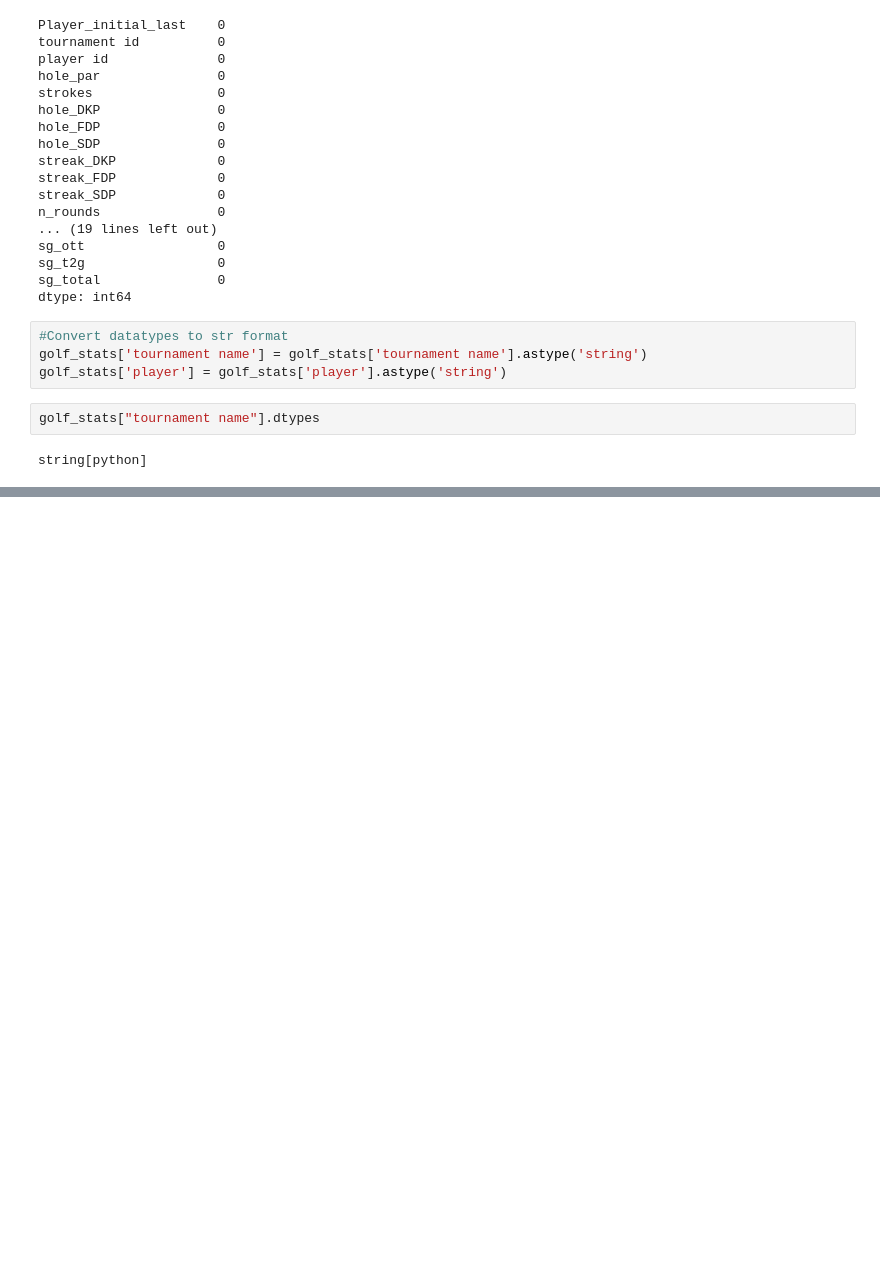
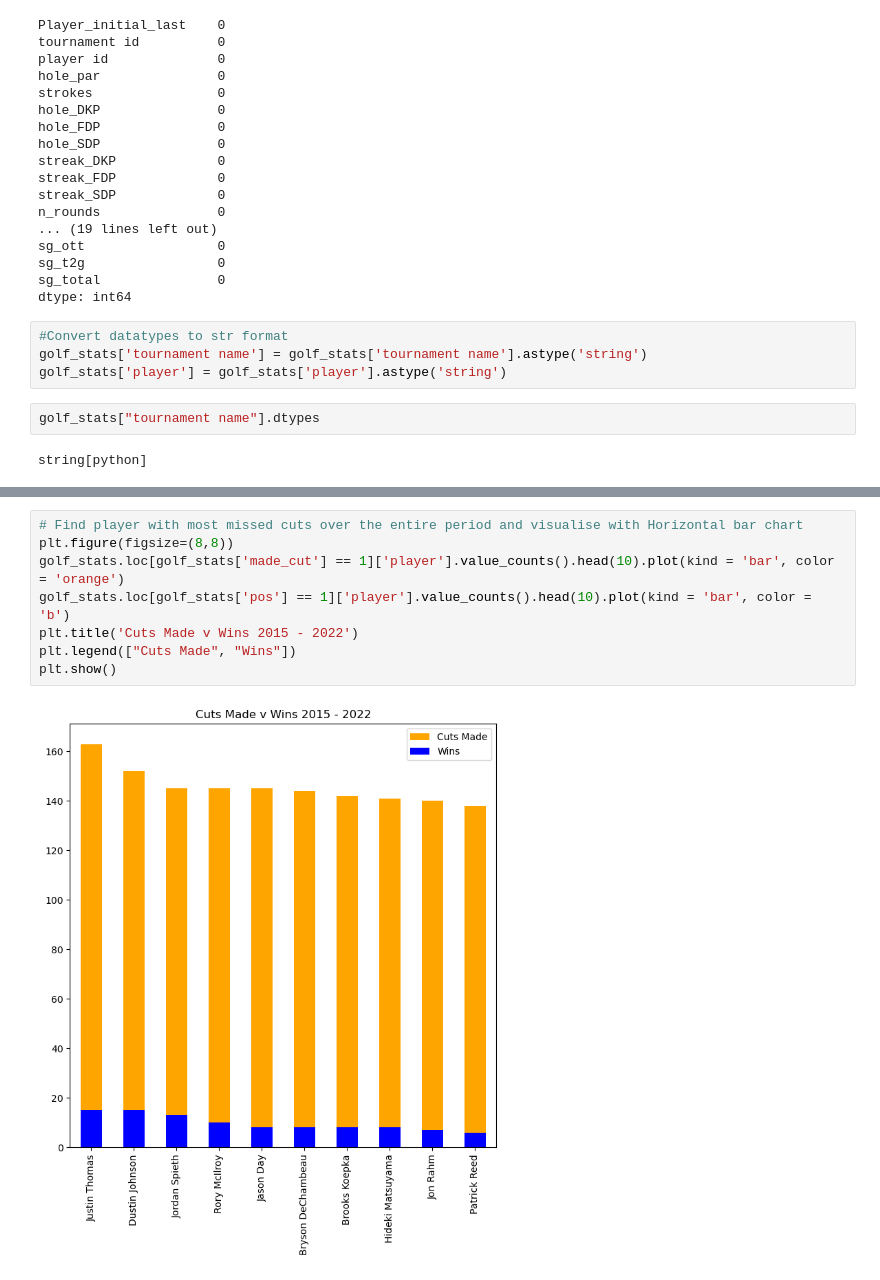
Before and after one commit to darkmillon/UCDPA_Mark_Dillon, a Jupyter notebook: UCAPA_MarkDillon.ipynb, the cells around one changed output, grey strips where cells are left out. Drawn from its saved outputs; the diff is of its cells as text; blank space fills up the shorter version.

```diff
--- a/UCAPA_MarkDillon.ipynb
+++ b/UCAPA_MarkDillon.ipynb
@@ -248,0 +310,10 @@ golf_stats.sort_values(['Player_initial_last','tournament name'])
+# %%
+# Find player with most missed cuts over the entire period and visualise with Horizontal bar chart
+plt.figure(figsize=(8,8))
+golf_stats.loc[golf_stats['made_cut'] == 1]['player'].value_counts().head(10).plot(kind = 'bar', color = 'orange')
+golf_stats.loc[golf_stats['pos'] == 1]['player'].value_counts().head(10).plot(kind = 'bar', color = 'b')
+plt.title('Cuts Made v Wins 2015 - 2022')
+plt.legend(["Cuts Made", "Wins"])
+plt.show()
+# %% [output]
+[figure, added]
```
Also changed, not shown: parts of 11 cells of this notebook.
